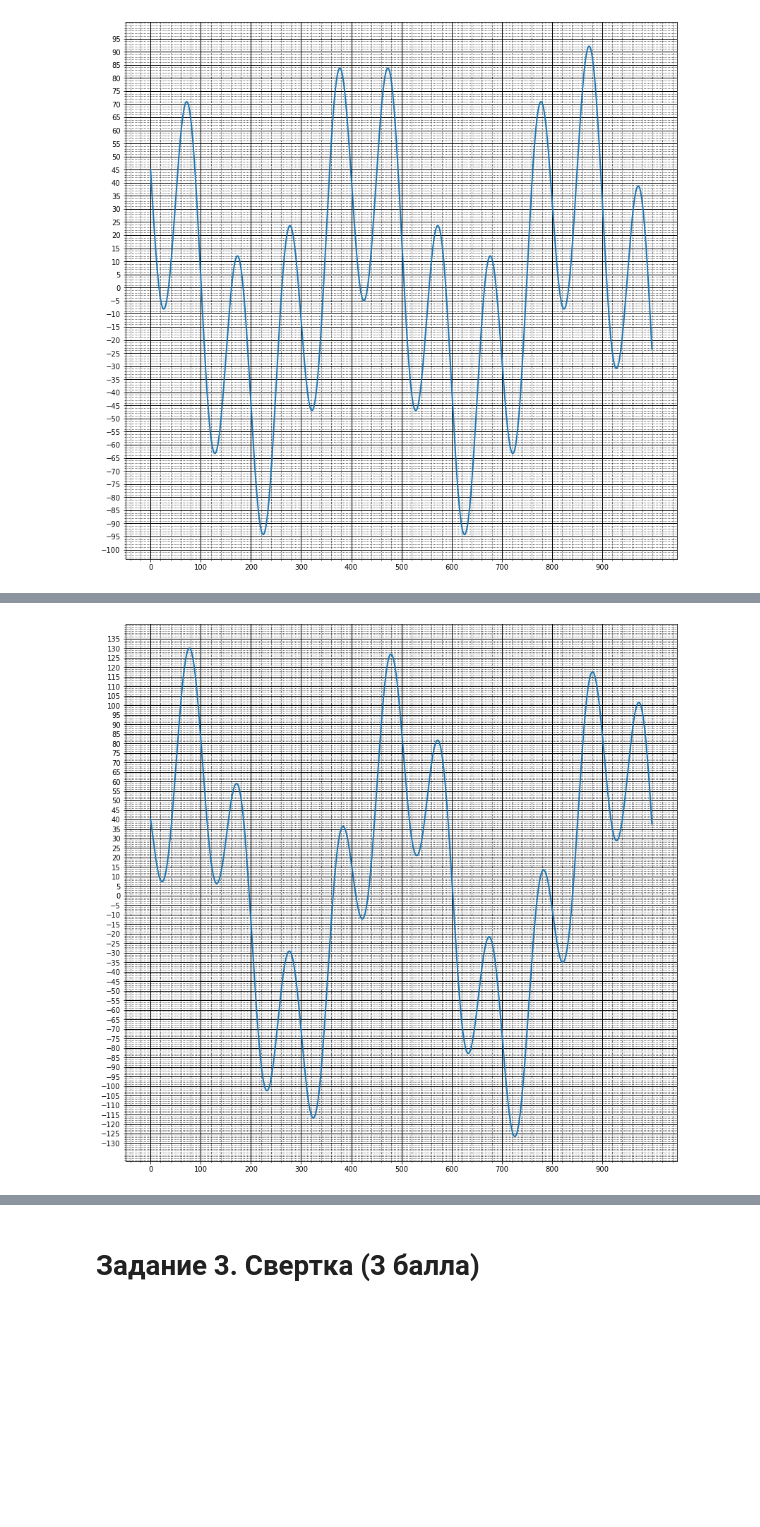
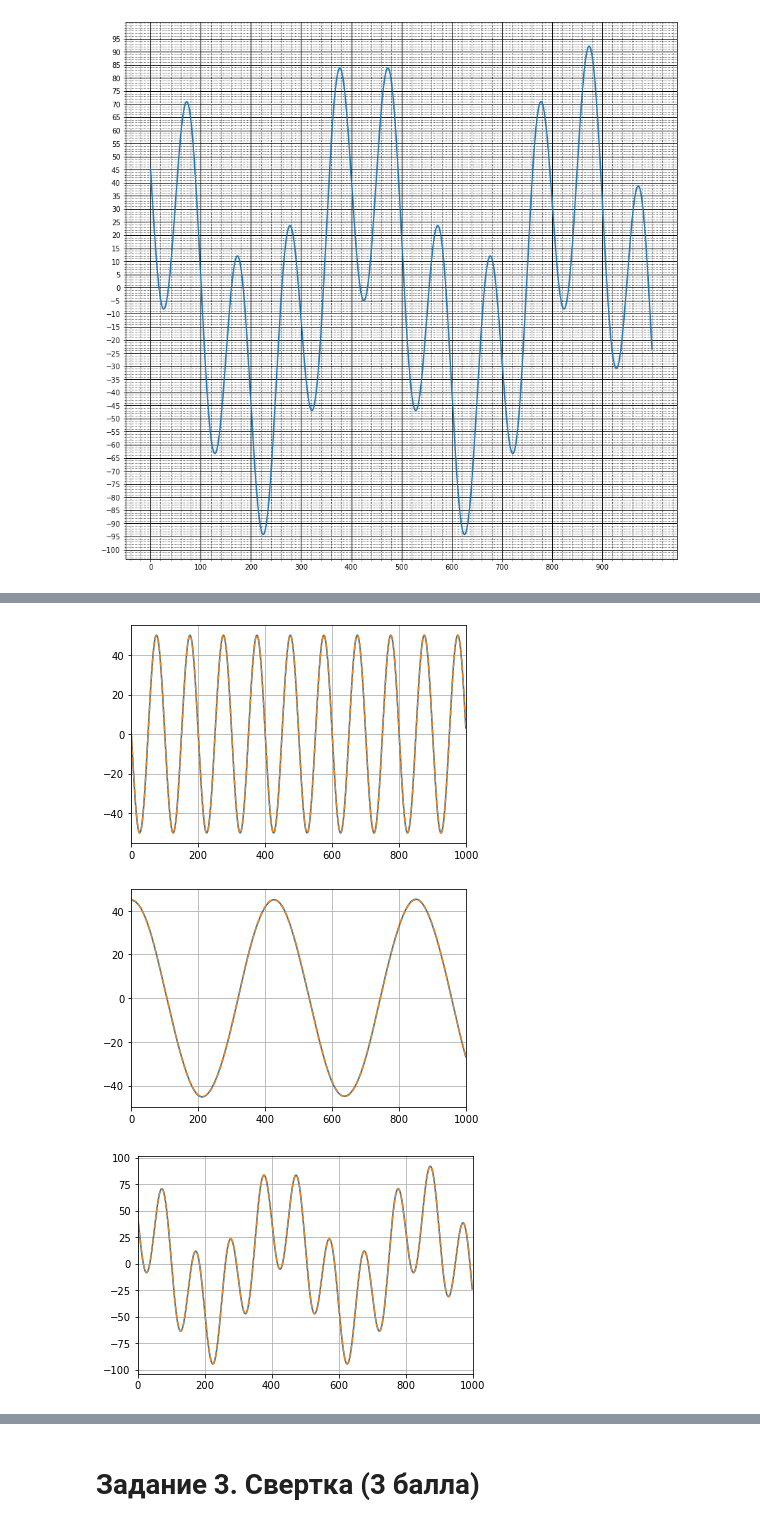
Before and after one commit to GreasyGoose/audio_processing, a Jupyter notebook: lab1.ipynb, the cells around one changed output, grey strips where cells are left out. Cells and saved outputs as stored; diff of their text form; code cells hidden in the pictures; blank space fills up the shorter version.

```diff
--- a/lab1.ipynb
+++ b/lab1.ipynb
@@ -110,6 +111,13 @@ with open("resources/data.pickle", "rb") as f:
 draw_signal(test_data['task2']['a'])
 # %% [output]
 [figure]
+# %%
+def drawSignalDifference(signal_a, signal_b):
+    plt.figure()
+    plt.plot(signal_a)
+    plt.plot(signal_b, '--')
+    plt.xlim([0, 1000])
+    plt.grid()
 # %%
 # YOUR CODE HERE
 x=np.arange(0, 1000)
@@ -152,19 +194,25 @@ draw_signal(test_data['task2']['c'])
 # %%
 # сигнал состоит из двух гармоник
 # YOUR CODE HERE
 x=np.arange(0, 1000)
-omega1 = 2 * np.pi / (420)
-phi1 = -20
-c1 = 80 * np.cos(omega1 * x + phi1)
+omega1 = 2 * np.pi / (425)
+phi1 = 0
+
+c1 = 45 * np.cos(omega1 * x + phi1)
 
 
 omega2 = 2 * np.pi / 100
-phi2 = -30
+phi2 = -29.85
 c2 = 50 * np.cos(omega2 * x + phi2)
 
 
 c = c1 + c2
 
-draw_signal(c)
+
+drawSignalDifference(test_data['task2']['c'] - c1, c2)
+drawSignalDifference(test_data['task2']['c'] - c2, c1)
+drawSignalDifference(test_data['task2']['c'], c)
 # %% [output]
-[figure, old version]
+[figure, new version]
+[figure, added]
+[figure, added]
```
Also changed, not shown: parts of 21 cells of this notebook.
